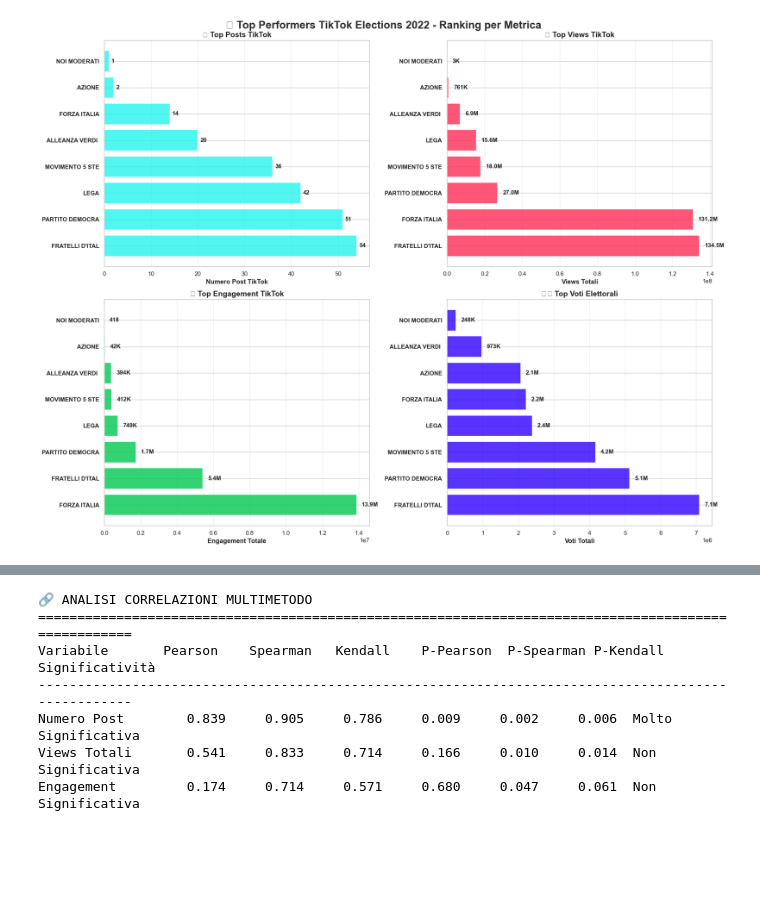
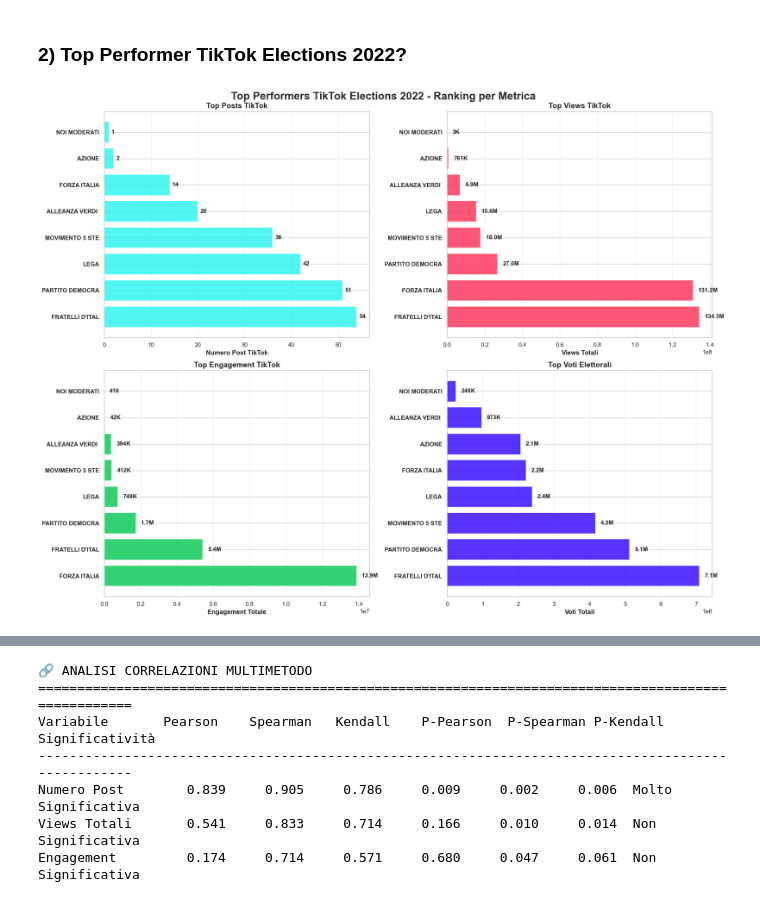
Before and after one commit to lilSultano/analisi-engagement-tiktok-elezioni-2022, a Jupyter notebook: finale.ipynb, the cells around one changed output, grey strips where cells are left out. Cells and saved outputs as stored; diff of their text form; code cells hidden in the pictures; blank space fills up the shorter version.

```diff
--- a/finale.ipynb
+++ b/finale.ipynb
@@ -344,8 +251,10 @@ plt.show()
+# %% [markdown]
+<h3><b>2) Top Performer TikTok Elections 2022?</b></h3>
 # %%
 # 🏆 TOP PERFORMERS - ANALISI DELLE PERFORMANCE PER METRICA
 
 fig, axes = plt.subplots(2, 2, figsize=(18, 14))
-fig.suptitle('🏆 Top Performers TikTok Elections 2022 - Ranking per Metrica',
+fig.suptitle('Top Performers TikTok Elections 2022 - Ranking per Metrica',
              fontsize=20, fontweight='bold', color=COLORS_PIE['dark'])
 
 # Ordino i dati per ciascuna metrica
@@ -361,7 +270,7 @@ bars1 = ax1.barh(range(len(top_posts)), top_posts['NUMERO_POST_TIKTOK'],
 ax1.set_yticks(range(len(top_posts)))
 ax1.set_yticklabels([partito[:15] for partito in top_posts['PARTITO']], fontweight='bold')
 ax1.set_xlabel('Numero Post TikTok', fontweight='bold', fontsize=12)
-ax1.set_title('📱 Top Posts TikTok', fontsize=14, fontweight='bold')
+ax1.set_title('Top Posts TikTok', fontsize=14, fontweight='bold')
 ax1.grid(True, alpha=0.3, axis='x')
 
 # Annotazioni valori
@@ -376,7 +285,7 @@ bars2 = ax2.barh(range(len(top_views)), top_views['TOTALE_VIEWS_TIKTOK'],
 ax2.set_yticks(range(len(top_views)))
 ax2.set_yticklabels([partito[:15] for partito in top_views['PARTITO']], fontweight='bold')
 ax2.set_xlabel('Views Totali', fontweight='bold', fontsize=12)
-ax2.set_title('👀 Top Views TikTok', fontsize=14, fontweight='bold')
+ax2.set_title('Top Views TikTok', fontsize=14, fontweight='bold')
 ax2.grid(True, alpha=0.3, axis='x')
 
 # Annotazioni valori (formato abbreviato per views)
@@ -397,7 +306,7 @@ bars3 = ax3.barh(range(len(top_engagement)), top_engagement['ENGAGEMENT_TOTALE']
 ax3.set_yticks(range(len(top_engagement)))
 ax3.set_yticklabels([partito[:15] for partito in top_engagement['PARTITO']], fontweight='bold')
 ax3.set_xlabel('Engagement Totale', fontweight='bold', fontsize=12)
-ax3.set_title('💝 Top Engagement TikTok', fontsize=14, fontweight='bold')
+ax3.set_title('Top Engagement TikTok', fontsize=14, fontweight='bold')
 ax3.grid(True, alpha=0.3, axis='x')
 
 # Annotazioni valori (formato abbreviato per engagement)
@@ -407,32 +316,32 @@ for i, (bar, value) in enumerate(zip(bars3, top_engagement['ENGAGEMENT_TOTALE'])
     elif value >= 1000:
         text = f'{value/1000:.0f}K'
     else:
         text = f'{int(value)}'
     ax3.text(value + max(top_engagement['ENGAGEMENT_TOTALE'])*0.02, i, text,
              va='center', fontweight='bold', fontsize=11)
 
 # === SUBPLOT 4: TOP VOTI ELETTORALI ===
 ax4 = axes[1, 1]
 bars4 = ax4.barh(range(len(top_voti)), top_voti['TOTALE_VOTI_LISTA'],
                  color=COLORS_PIE['primary'], alpha=0.8, edgecolor='white', linewidth=1.5)
 ax4.set_yticks(range(len(top_voti)))
 ax4.set_yticklabels([partito[:15] for partito in top_voti['PARTITO']], fontweight='bold')
 ax4.set_xlabel('Voti Totali', fontweight='bold', fontsize=12)
-ax4.set_title('🗳️ Top Voti Elettorali', fontsize=14, fontweight='bold')
+ax4.set_title('Top Voti Elettorali', fontsize=14, fontweight='bold')
 ax4.grid(True, alpha=0.3, axis='x')
 
 # Annotazioni valori (formato abbreviato per voti)
 for i, (bar, value) in enumerate(zip(bars4, top_voti['TOTALE_VOTI_LISTA'])):
     if value >= 1000000:
         text = f'{value/1000000:.1f}M'
     elif value >= 1000:
         text = f'{value/1000:.0f}K'
     else:
         text = f'{int(value)}'
     ax4.text(value + max(top_voti['TOTALE_VOTI_LISTA'])*0.02, i, text,
              va='center', fontweight='bold', fontsize=11)
 
 plt.tight_layout()
 plt.show()
 # %% [output]
-[figure, old version]
+[figure, new version]
```
Also changed, not shown: parts of 18 cells of this notebook, 1 other file.
